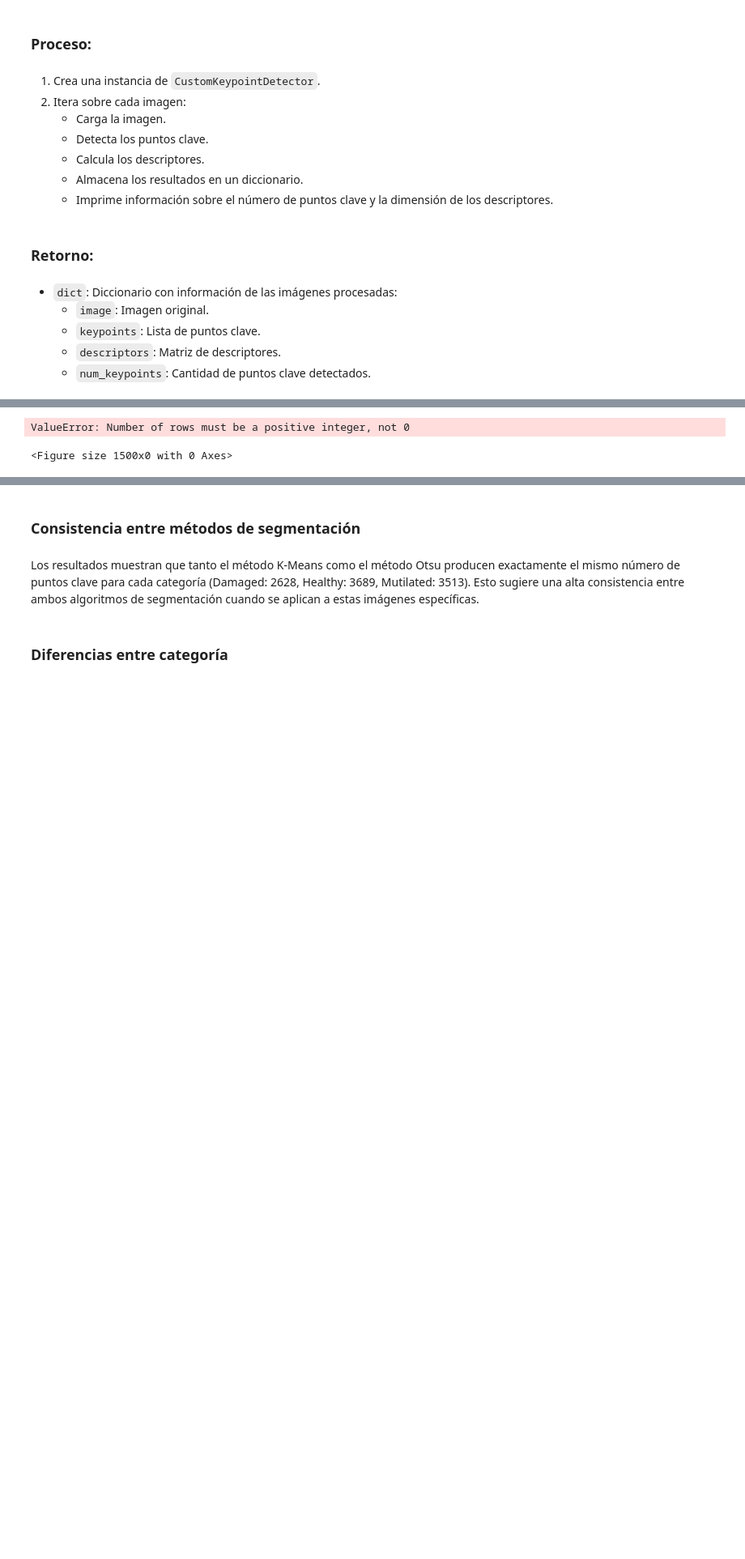
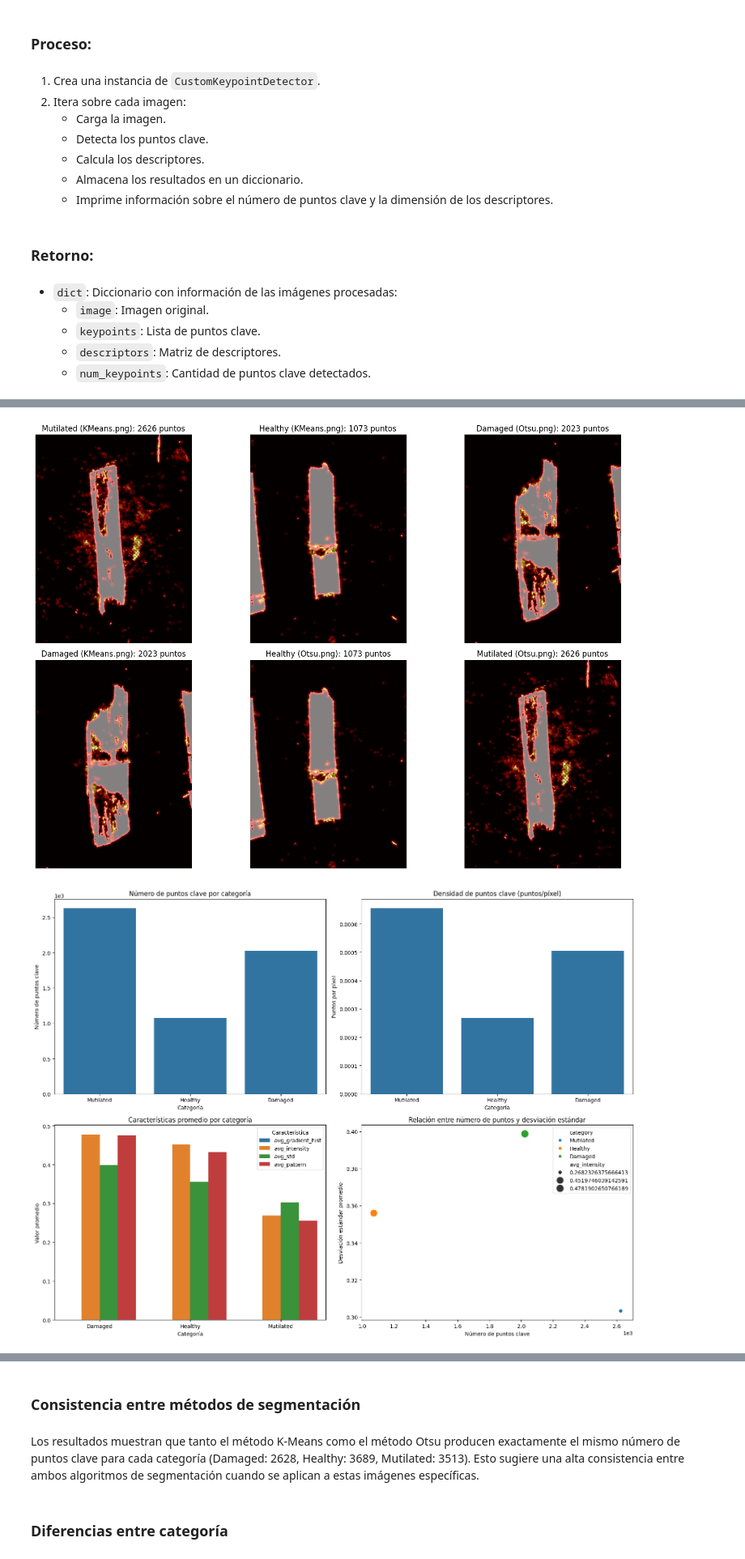
Before and after one commit to jihernandezc/cane_classifier, a Jupyter notebook: 02-feature-extraction.ipynb, the cells around one changed output, grey strips where cells are left out. Shown at 81% size. Saved outputs shown, nothing was run; the diff lists cells and outputs as text; code cells hidden in the pictures; blank space fills up the shorter version.

Commit message:
Feature extraction without errors

```diff
--- a/02-feature-extraction.ipynb
+++ b/02-feature-extraction.ipynb
@@ -341,7 +342,20 @@ Procesa múltiples imágenes de caña de azúcar y extrae sus puntos clave y des
   - `descriptors`: Matriz de descriptores.
   - `num_keypoints`: Cantidad de puntos clave detectados.
 # %%
-# En visualize_keypoints_sampled
+import os
+import cv2
+import random
+import numpy as np
+import pandas as pd
+import matplotlib.pyplot as plt
+from scipy.ndimage import gaussian_filter
+from matplotlib.colors import LinearSegmentedColormap
+import seaborn as sns
+
+# Crear la carpeta feature_extraction si no existe
+if not os.path.exists('feature_extraction'):
+    os.makedirs('feature_extraction')
+
 def visualize_keypoints_sampled(results, max_points=1000):
     """
     Visualiza una muestra aleatoria de los puntos clave detectados en cada imagen
@@ -714,15 +728,15 @@ def visualize_large_sugarcane_analysis(results):
     # Generar informe resumido
     summary = generate_summary_report_large(df)
 
-    # Guardar figuras
-    density_map_fig.savefig("keypoints_density_map.png", dpi=300, bbox_inches='tight')
-    analysis_fig.savefig("features_analysis.png", dpi=300, bbox_inches='tight')
-    distribution_fig.savefig("spatial_distribution.png", dpi=300, bbox_inches='tight')
+    # Guardar figuras en la carpeta feature_extraction
+    density_map_fig.savefig("feature_extraction/keypoints_density_map.png", dpi=300, bbox_inches='tight')
+    analysis_fig.savefig("feature_extraction/features_analysis.png", dpi=300, bbox_inches='tight')
+    distribution_fig.savefig("feature_extraction/spatial_distribution.png", dpi=300, bbox_inches='tight')
 
     print("\n===== RESUMEN ESTADÍSTICO POR CATEGORÍA =====")
     print(summary.to_string(index=False))
 
-    print("\nVisualizaciones guardadas como:")
+    print("\nVisualizaciones guardadas en la carpeta 'feature_extraction':")
     print("- keypoints_density_map.png")
     print("- features_analysis.png")
     print("- spatial_distribution.png")
@@ -732,15 +746,13 @@ def visualize_large_sugarcane_analysis(results):
 # Ejemplo de uso
 if __name__ == "__main__":
     # Lista de imágenes a procesar
-    image_paths = [
-        "/work/segmentaciones_aplicadas/Damaged_KMeans_fondo_negro.png",
-        "/work/segmentaciones_aplicadas/Damaged_Otsu_fondo_negro.png",
-        "/work/segmentaciones_aplicadas/Healthy_KMeans_fondo_negro.png",
-        "/work/segmentaciones_aplicadas/Healthy_Otsu_fondo_negro.png",
-        "/work/segmentaciones_aplicadas/Mutilated_KMeans_fondo_negro.png",
-        "/work/segmentaciones_aplicadas/Mutilated_Otsu_fondo_negro.png"
-        # Añade aquí las rutas de las otras imágenes
-    ]
+
+    # Directorio que contiene las imágenes
+    directorio = "segmentaciones"
+
+    # Obtener todas las rutas relativas de los archivos en el directorio
+    image_paths = [os.path.join(directorio, archivo) for archivo in os.listdir(directorio) if archivo.endswith((".png", ".jpg", ".jpeg"))]
+
     # Procesar las imágenes y obtener puntos clave y descriptores
     results = process_sugarcane_images(image_paths)
 
@@ -759,2 +782,2 @@ No se pudo leer la imagen: /work/segmentaciones_aplicadas/Mutilated_Otsu_fondo_n
-ValueError: Number of rows must be a positive integer, not 0
-<Figure size 1500x0 with 0 Axes>
+[figure, added]
+[figure, added]
```
Also changed, not shown: parts of 2 cells of this notebook, 3 other files.
